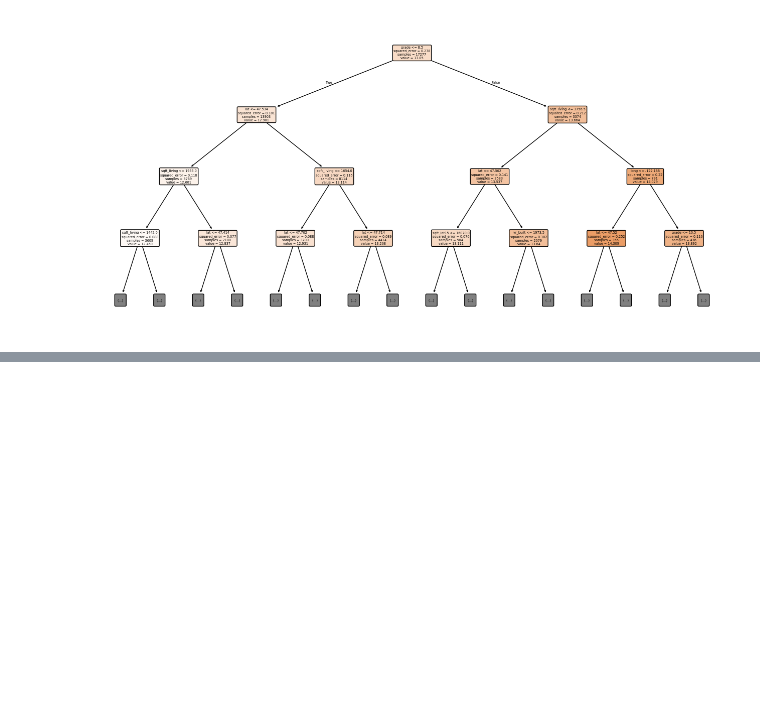
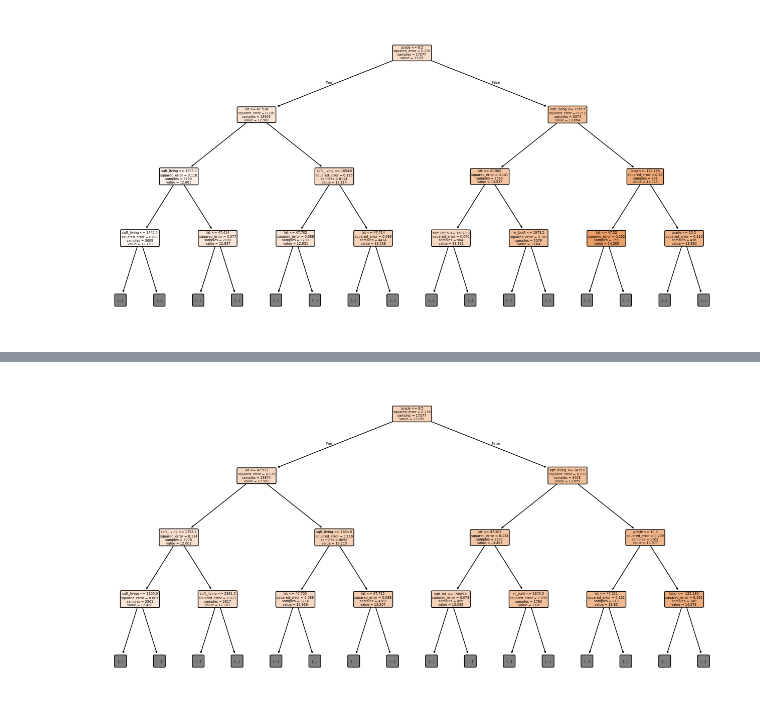
Before and after one commit to chandlershortlidge/mini-project-dsai-ml-regression, a Jupyter notebook: main.ipynb, the cells around one changed output, grey strips where cells are left out. Cells and saved outputs as stored; diff of their text form; code cells hidden in the pictures; blank space fills up the shorter version.

Commit message:
best model decision tree

```diff
--- a/main.ipynb
+++ b/main.ipynb
@@ -604,3 +667,14 @@ plt.show()
+# %%
+from sklearn import tree
+import matplotlib.pyplot as plt
+plt.figure(figsize=(16, 8))
+tree.plot_tree(best_model, filled=True,
+    feature_names=getattr(best_model, "feature_names_in_", None),  # or X.columns
+    rounded=True, max_depth=3
+)
+plt.show()
+# %% [output]
+[figure, added]
 # %%
 from sklearn.ensemble import RandomForestRegressor
 
```
Also changed, not shown: parts of 2 cells of this notebook.
